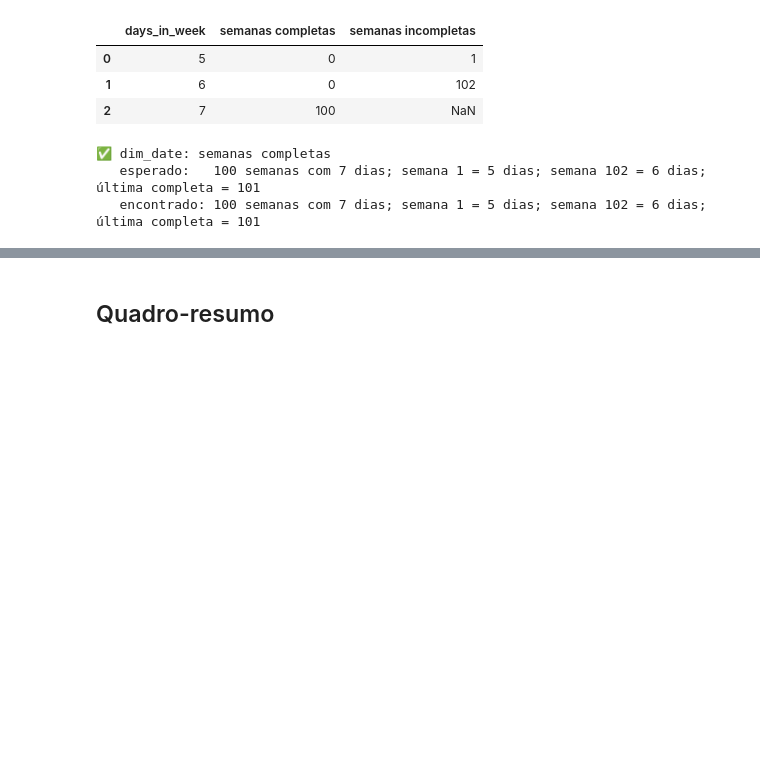
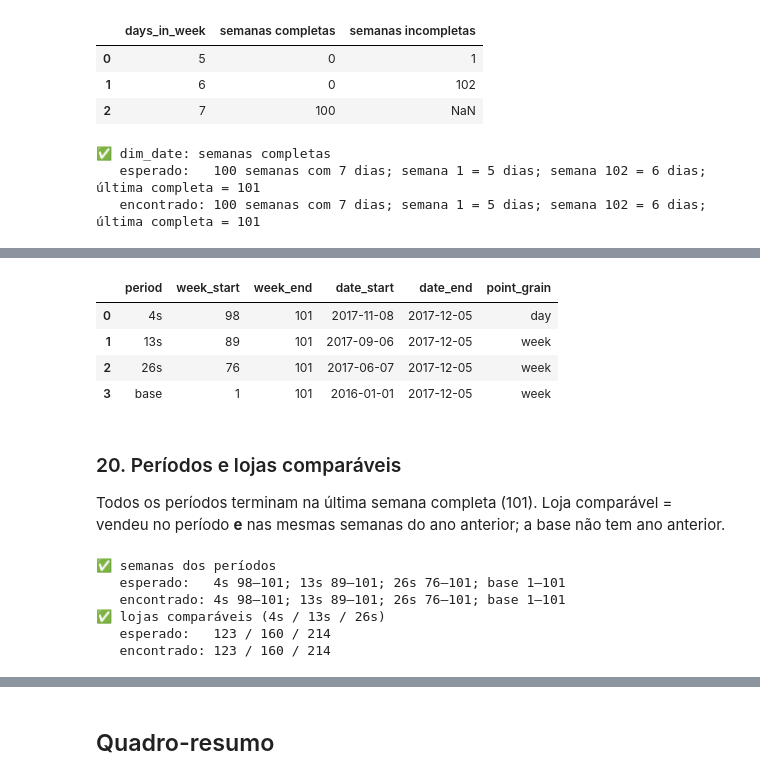
Before and after one commit to caiosantosho2-dotcom/retail-lakehouse, a Jupyter notebook: notebooks/explorando_lakehouse.ipynb, the cells around one changed output, grey strips where cells are left out. Drawn from its saved outputs; the diff is of its cells as text; code cells hidden in the pictures; blank space fills up the shorter version.

Commit message:
feat: gold 3c (exportação e conferência) + comando único do pipeline
Co-Authored-By: Claude Opus 5.5 <noreply@anthropic.com>

```diff
--- a/notebooks/explorando_lakehouse.ipynb
+++ b/notebooks/explorando_lakehouse.ipynb
@@ -473,0 +483,40 @@ verificar("dim_date: semanas completas", "100 semanas com 7 dias; semana 1 = 5 d
+# %%
+camada_atual = "Gold"
+from src.gold import build, export, reconcile
+
+for nome, tipo in build.METRICAS:
+    if tipo in ("tabela", "por_periodo_departamento", "layout"):
+        registrar_delta(con, nome, caminho_tabela(cfg, "gold", f"metrics/{nome}"))
+for nome in ["customer_segment", "churn_score", "churn_classifier", "clv_segment", "model_summary"]:
+    registrar_delta(con, nome, caminho_tabela(cfg, "gold", f"models/{nome}"))
+
+def resumo_modelo(modelo, chave):
+    import json
+    return json.loads(um(f"SELECT value FROM model_summary WHERE model = '{modelo}' AND key = '{chave}'")[0])
+
+def kpi(periodo, coluna):
+    return um(f"SELECT {coluna} FROM kpi_filtered WHERE period = '{periodo}' AND subset = 'todos' AND department = 'todos'")[0]
+
+con.sql("SELECT period, week_start, week_end, date_start, date_end, point_grain FROM dim_period ORDER BY position").df()
+# %% [output]
+|  | period | week_start | week_end | date_start | date_end | point_grain |
+| 0 | 4s | 98 | 101 | 2017-11-08 | 2017-12-05 | day |
+| 1 | 13s | 89 | 101 | 2017-09-06 | 2017-12-05 | week |
+| 2 | 26s | 76 | 101 | 2017-06-07 | 2017-12-05 | week |
+| 3 | base | 1 | 101 | 2016-01-01 | 2017-12-05 | week |
+# %% [markdown]
+### 20. Períodos e lojas comparáveis
+Todos os períodos terminam na última semana completa (101). Loja comparável = vendeu no período **e** nas mesmas semanas do ano anterior; a base não tem ano anterior.
+# %%
+periodos = con.sql("SELECT period, week_start, week_end FROM dim_period ORDER BY position").fetchall()
+verificar("semanas dos períodos", "4s 98–101; 13s 89–101; 26s 76–101; base 1–101",
+          "; ".join(f"{p} {i}–{f}" for p, i, f in periodos))
+lojas = dict(con.sql("SELECT period, count(*) FROM period_comparable_store GROUP BY 1").fetchall())
+verificar("lojas comparáveis (4s / 13s / 26s)", "123 / 160 / 214", f"{lojas.get('4s')} / {lojas.get('13s')} / {lojas.get('26s')}")
+# %% [output]
+✅ semanas dos períodos
+   esperado:   4s 98–101; 13s 89–101; 26s 76–101; base 1–101
+   encontrado: 4s 98–101; 13s 89–101; 26s 76–101; base 1–101
+✅ lojas comparáveis (4s / 13s / 26s)
+   esperado:   123 / 160 / 214
+   encontrado: 123 / 160 / 214
```
Also changed, not shown: parts of 22 cells of this notebook, 48 other files.
